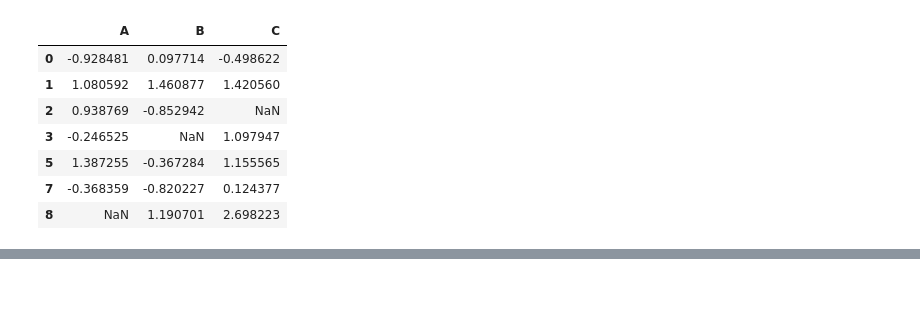
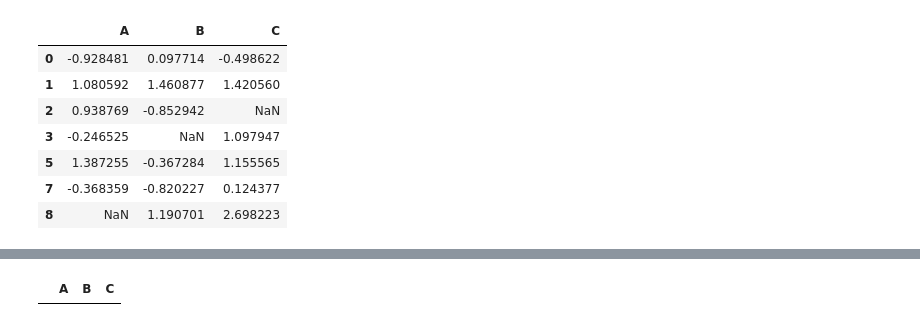
Before and after one commit to raaakibul/ML-course, a Jupyter notebook: Pandas/Null-Value.ipynb, the cells around one changed output, grey strips where cells are left out. Saved outputs shown, nothing was run; the diff lists cells and outputs as text; code cells hidden in the pictures; blank space fills up the shorter version.

```diff
--- a/Pandas/Null-Value.ipynb
+++ b/Pandas/Null-Value.ipynb
@@ -225,0 +234,4 @@ df.dropna(thresh=2)
+# %%
+df.dropna(thresh=4)
+# %% [output]
+|  | A | B | C |
```
Also changed, not shown: parts of 2 cells of this notebook.
